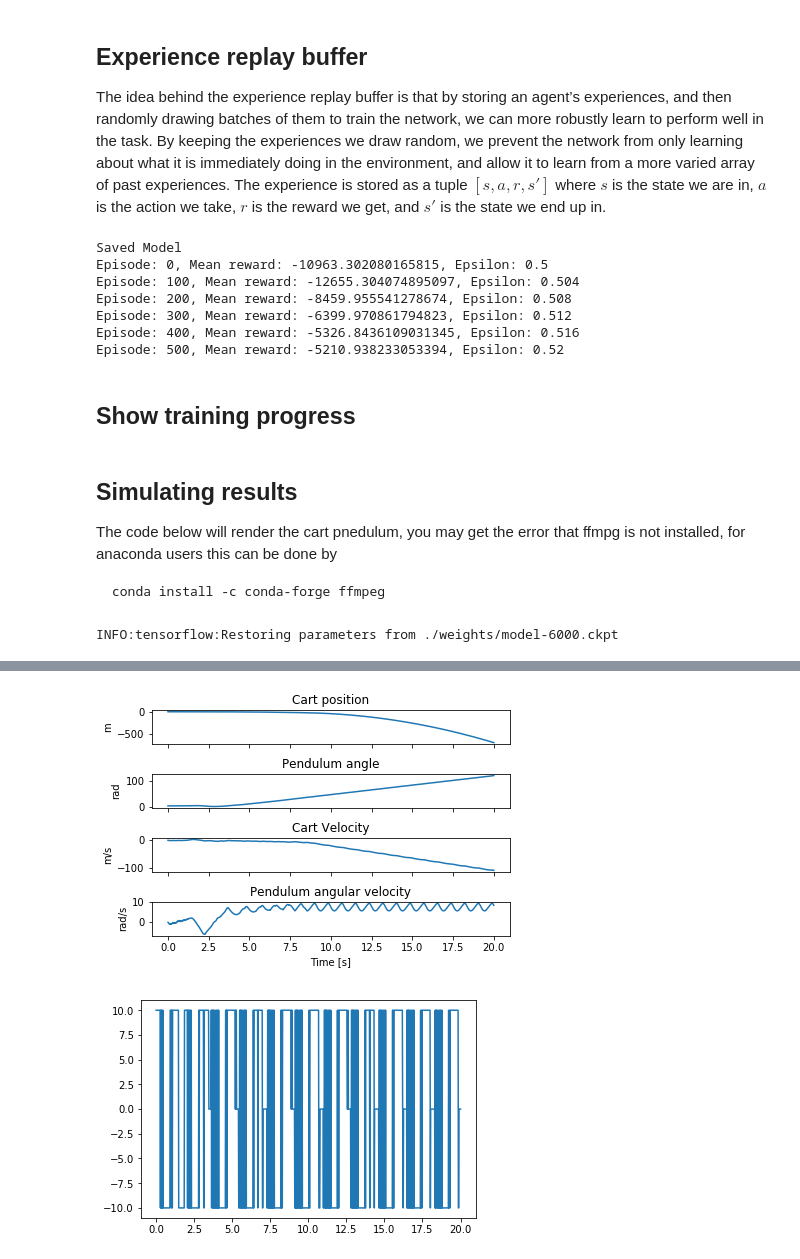
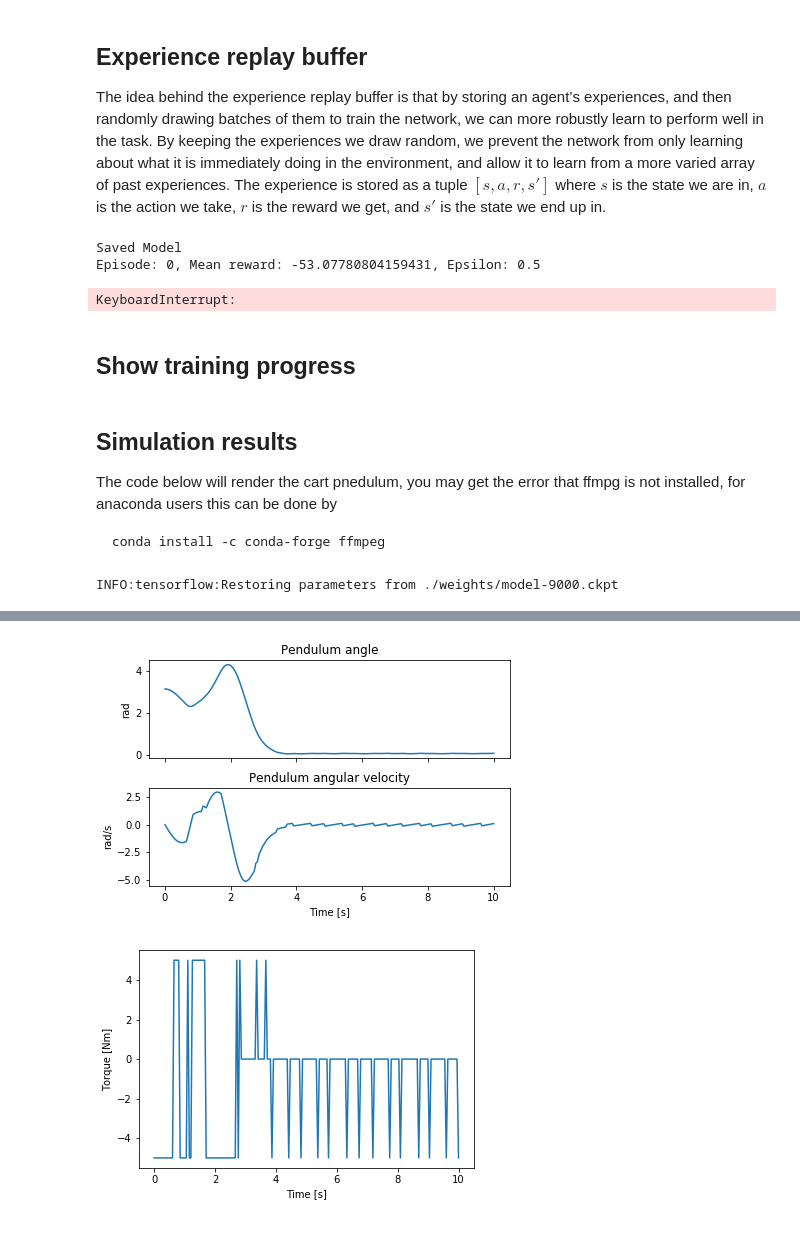
Before and after one commit to leac123/RL-project, a Jupyter notebook: DQN/Deep Q-Network.ipynb, the cells around one changed output, grey strips where cells are left out. Saved outputs shown, nothing was run; the diff lists cells and outputs as text; code cells hidden in the pictures.

````diff
--- a/DQN/Deep Q-Network.ipynb
+++ b/DQN/Deep Q-Network.ipynb
@@ -94,7 +87,7 @@ The idea behind the experience replay buffer is that by storing an agent’s exp
 # %%
 import random
 class experience_buffer():
-    def __init__(self, buffer_size = 50000):
+    def __init__(self, buffer_size = 1000000):
         self.buffer = []
         self.buffer_size = buffer_size
 
@@ -106,14 +99,14 @@ class experience_buffer():
     def sample(self,size):
         return np.reshape(np.array(random.sample(self.buffer,size)),[size,5])
 # %%
-batch_size = 512                        # Number of experiences to use for each training step.
+batch_size = 32                         # Number of experiences to use for each training step.
 update_freq = 4                         # The frequency at which training is performed
 gamma = 0.99                            # Discount factor for the reward
 epsilon_final = 0.9                     # Final value of epsilon greedy
 epsilon_start = 0.5                     # Start value of epsilon greedy
 num_episodes = 10000                    # How many episodes of game environment to train network with.
 pre_train_steps = 1000                  # How many steps of random actions before training begins.
-max_episode_length = 500                # The max allowed length of our episode.
+max_episode_length = 200                # The max allowed length of our episode.
 print_interval = 100                    # How often we print the training progress
 load_model = False                       # Whether to load a saved model.
 path = "./weights/"                     # The path to save our model to.
@@ -148,8 +141,8 @@ with tf.Session() as sess:
         epsilon = (epsilon_final - epsilon_start)*i/num_episodes + epsilon_start
         episodeBuffer = experience_buffer()
         #Reset environment and get first new observation
-        theta =  (2*np.random.random() - 1)*0.1 + np.pi
-        state = env.init([0,theta,0,0])
+        theta =  (2*np.random.random() - 1)*np.pi
+        state = env.init([theta,0])
         done = False
         rAll = 0
         j = 0
@@ -205,12 +198,8 @@ with tf.Session() as sess:
     saver.save(sess,path+'/model-'+str(i)+'.ckpt')
 # %% [output]
 Saved Model
-Episode: 0, Mean reward: -10963.302080165815, Epsilon: 0.5
-Episode: 100, Mean reward: -12655.304074895097, Epsilon: 0.504
-Episode: 200, Mean reward: -8459.955541278674, Epsilon: 0.508
-Episode: 300, Mean reward: -6399.970861794823, Epsilon: 0.512
-Episode: 400, Mean reward: -5326.8436109031345, Epsilon: 0.516
-Episode: 500, Mean reward: -5210.938233053394, Epsilon: 0.52
+Episode: 0, Mean reward: -53.07780804159431, Epsilon: 0.5
+KeyboardInterrupt:
 # %% [markdown]
 ## Show training progress
 # %%
@@ -225,7 +214,7 @@ def plot_moving_average(window_size):
 
 slider = widgets.interact(plot_moving_average, window_size=(1, 1000, 1))
 # %% [markdown]
-## Simulating results
+## Simulation results
 The code below will render the cart pnedulum, you may get the error that ffmpg is not installed, for anaconda users this can be done by
 ```bash
 conda install -c conda-forge ffmpeg
@@ -237,14 +226,14 @@ from matplotlib import animation
 from IPython.display import HTML
 
 # Simulate the environment for n_steps and save states in X
-n_steps = 1000
+n_steps = 200
 X = np.zeros((n_steps, len(env.x)))
 U = np.zeros((n_steps))
 with tf.Session() as sess:
     ckpt = tf.train.get_checkpoint_state(path)
-    saver.restore(sess,ckpt.all_model_checkpoint_paths[-5])
+    saver.restore(sess,ckpt.all_model_checkpoint_paths[-2])
     theta = (2*np.random.random() - 1)*0.1
-    state = env.init([0, np.pi, 0, 0])
+    state = env.init([np.pi, 0])
     for step in range(n_steps):
         X[step, :] = env.x
         a_idx, Q = sess.run([mainQN.predict, mainQN.Q_out],feed_dict={mainQN.state_in:[state]})
@@ -255,17 +244,13 @@ with tf.Session() as sess:
 fig = plt.figure()
 ax = plt.axes(xlim=(-2, 2), ylim=(-1.1, 1.1), aspect='equal')
 line, = ax.plot([], [], lw=2, marker='o', markersize=6)
-rect = Rectangle([X[0][0] - 0.2, -0.1],0.4, 0.2, fill=True, color='red', ec='black')
-ax.add_patch(rect)
-
-animate = lambda i: (rect.set_xy([X[i,0] - 0.2, -0.1]),
-                     line.set_data([X[i,0], X[i,0] + np.sin(X[i, 1])],[0, np.cos(X[i, 1])]))
+animate = lambda i: line.set_data([0, np.sin(X[i, 0])],[0, np.cos(X[i, 0])])
 
 # Create and display animation
 plt.close()
 anim = animation.FuncAnimation(fig, animate, interval = env.step_size*1000, frames = n_steps)
 # %% [output]
-INFO:tensorflow:Restoring parameters from ./weights/model-6000.ckpt
+INFO:tensorflow:Restoring parameters from ./weights/model-9000.ckpt
 # %%
 HTML(anim.to_html5_video())
 # %% [output]
@@ -274,10 +259,10 @@ HTML(anim.to_html5_video())
 # Plot trajectory
 #%matplotlib auto
 t = np.linspace(0, n_steps*env.step_size, X.shape[0])
-names = ["Cart position", "Pendulum angle", "Cart Velocity", "Pendulum angular velocity"]
-units = ["m", "rad", "m/s", "rad/s"]
-fig, axarr = plt.subplots(4, sharex=True)
-for i in range(4):
+names = ["Pendulum angle", "Pendulum angular velocity"]
+units = ["rad", "rad/s"]
+fig, axarr = plt.subplots(2, sharex=True)
+for i in range(2):
     axarr[i].plot(t, X[:, i])
     axarr[i].title.set_text(names[i])
     axarr[i].set_ylabel(units[i])
@@ -287,11 +272,14 @@ fig.subplots_adjust(top=0.88)
 plt.xlabel('Time [s]')
 plt.show()
 # %% [output]
-[figure, old version]
+[figure, new version]
 # %%
 # Plot trajectory
 t = np.linspace(0, n_steps*env.step_size, X.shape[0])
+plt.figure()
 plt.plot(t, U)
+plt.ylabel("Torque [Nm]")
+plt.xlabel("Time [s]")
 plt.show()
 # %% [output]
-[figure, old version]
+[figure, new version]
````
Also changed, not shown: parts of 5 cells of this notebook, 36 other files.
